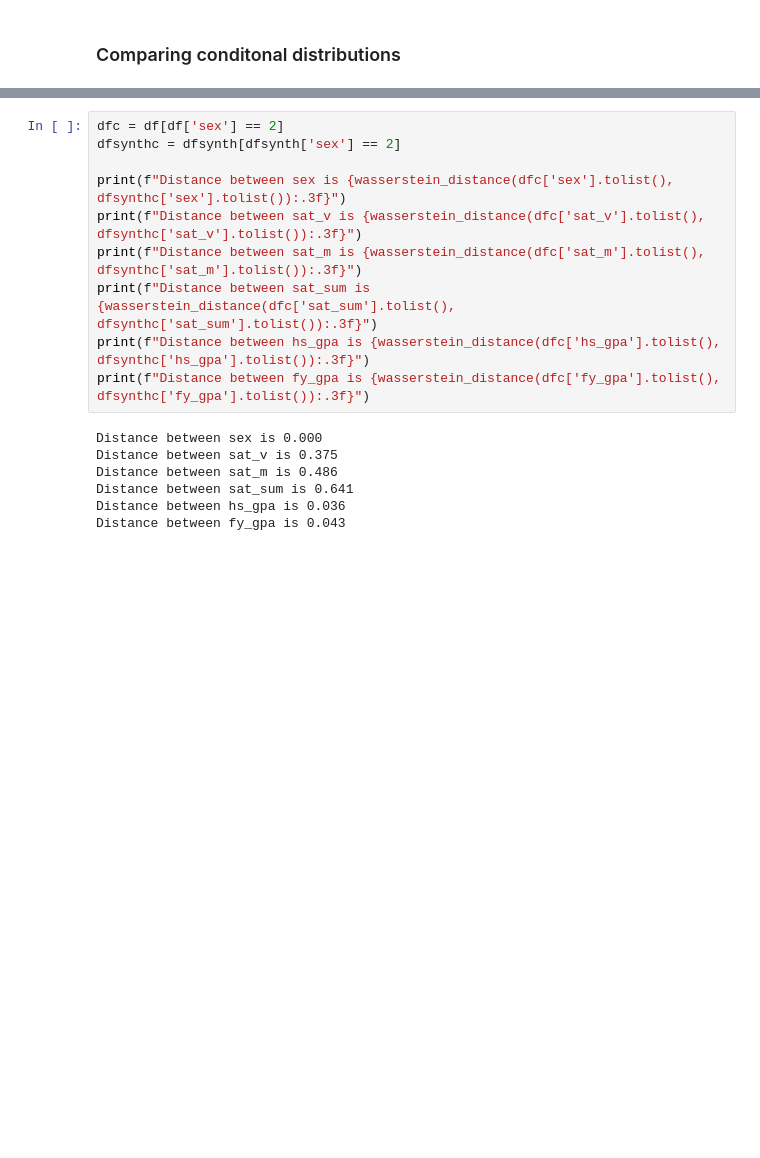
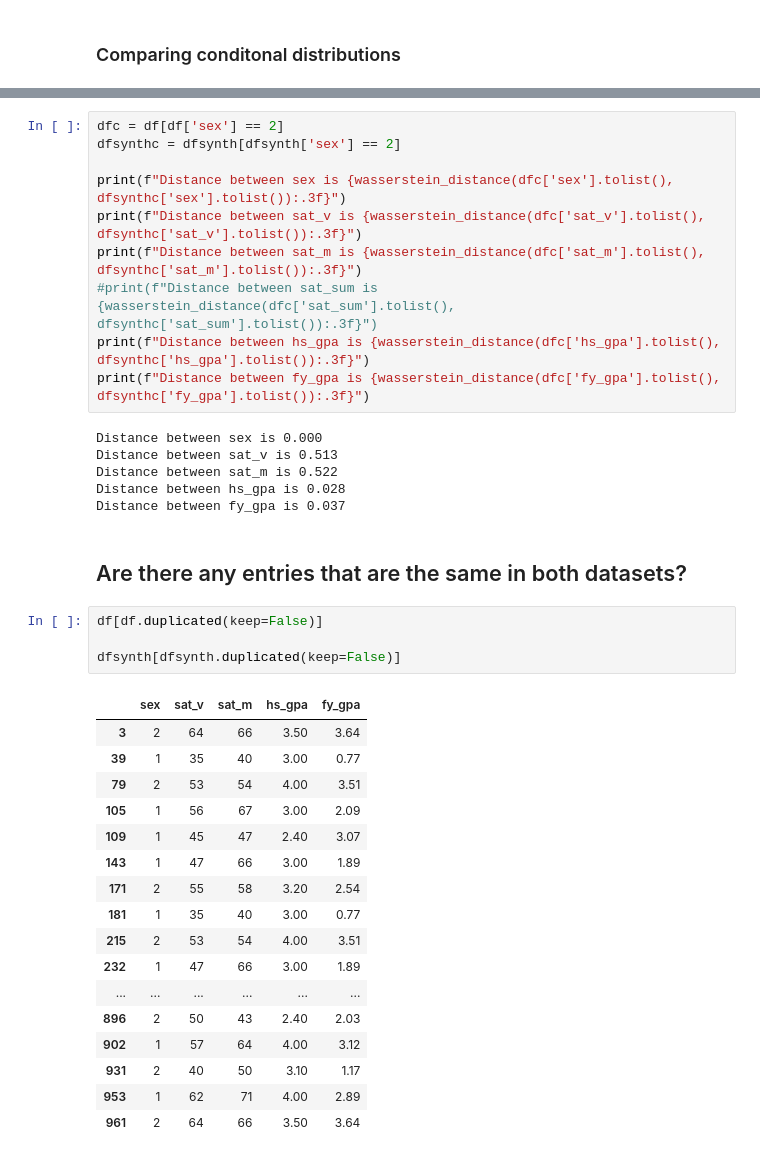
Before and after one commit to pbisaillon/hlg-mos, a Jupyter notebook: visualizations.ipynb, the cells around one changed output, grey strips where cells are left out. Drawn from its saved outputs; the diff is of its cells as text; blank space fills up the shorter version.

```diff
--- a/visualizations.ipynb
+++ b/visualizations.ipynb
@@ -60,13 +68,36 @@ dfsynthc = dfsynth[dfsynth['sex'] == 2]
 print(f"Distance between sex is {wasserstein_distance(dfc['sex'].tolist(), dfsynthc['sex'].tolist()):.3f}")
 print(f"Distance between sat_v is {wasserstein_distance(dfc['sat_v'].tolist(), dfsynthc['sat_v'].tolist()):.3f}")
 print(f"Distance between sat_m is {wasserstein_distance(dfc['sat_m'].tolist(), dfsynthc['sat_m'].tolist()):.3f}")
-print(f"Distance between sat_sum is {wasserstein_distance(dfc['sat_sum'].tolist(), dfsynthc['sat_sum'].tolist()):.3f}")
+#print(f"Distance between sat_sum is {wasserstein_distance(dfc['sat_sum'].tolist(), dfsynthc['sat_sum'].tolist()):.3f}")
 print(f"Distance between hs_gpa is {wasserstein_distance(dfc['hs_gpa'].tolist(), dfsynthc['hs_gpa'].tolist()):.3f}")
 print(f"Distance between fy_gpa is {wasserstein_distance(dfc['fy_gpa'].tolist(), dfsynthc['fy_gpa'].tolist()):.3f}")
 # %% [output]
 Distance between sex is 0.000
-Distance between sat_v is 0.375
-Distance between sat_m is 0.486
-Distance between sat_sum is 0.641
-Distance between hs_gpa is 0.036
-Distance between fy_gpa is 0.043
+Distance between sat_v is 0.513
+Distance between sat_m is 0.522
+Distance between hs_gpa is 0.028
+Distance between fy_gpa is 0.037
+# %% [markdown]
+## Are there any entries that are the same in both datasets?
+# %%
+df[df.duplicated(keep=False)]
+
+dfsynth[dfsynth.duplicated(keep=False)]
+# %% [output]
+|  | sex | sat_v | sat_m | hs_gpa | fy_gpa |
+| 3 | 2 | 64 | 66 | 3.50 | 3.64 |
+| 39 | 1 | 35 | 40 | 3.00 | 0.77 |
+| 79 | 2 | 53 | 54 | 4.00 | 3.51 |
+| 105 | 1 | 56 | 67 | 3.00 | 2.09 |
+| 109 | 1 | 45 | 47 | 2.40 | 3.07 |
+| 143 | 1 | 47 | 66 | 3.00 | 1.89 |
+| 171 | 2 | 55 | 58 | 3.20 | 2.54 |
+| 181 | 1 | 35 | 40 | 3.00 | 0.77 |
+| 215 | 2 | 53 | 54 | 4.00 | 3.51 |
+| 232 | 1 | 47 | 66 | 3.00 | 1.89 |
+| ... | ... | ... | ... | ... | ... |
+| 896 | 2 | 50 | 43 | 2.40 | 2.03 |
+| 902 | 1 | 57 | 64 | 4.00 | 3.12 |
+| 931 | 2 | 40 | 50 | 3.10 | 1.17 |
+| 953 | 1 | 62 | 71 | 4.00 | 2.89 |
+| 961 | 2 | 64 | 66 | 3.50 | 3.64 |
```
Also changed, not shown: parts of 7 cells of this notebook, 2 other files.
